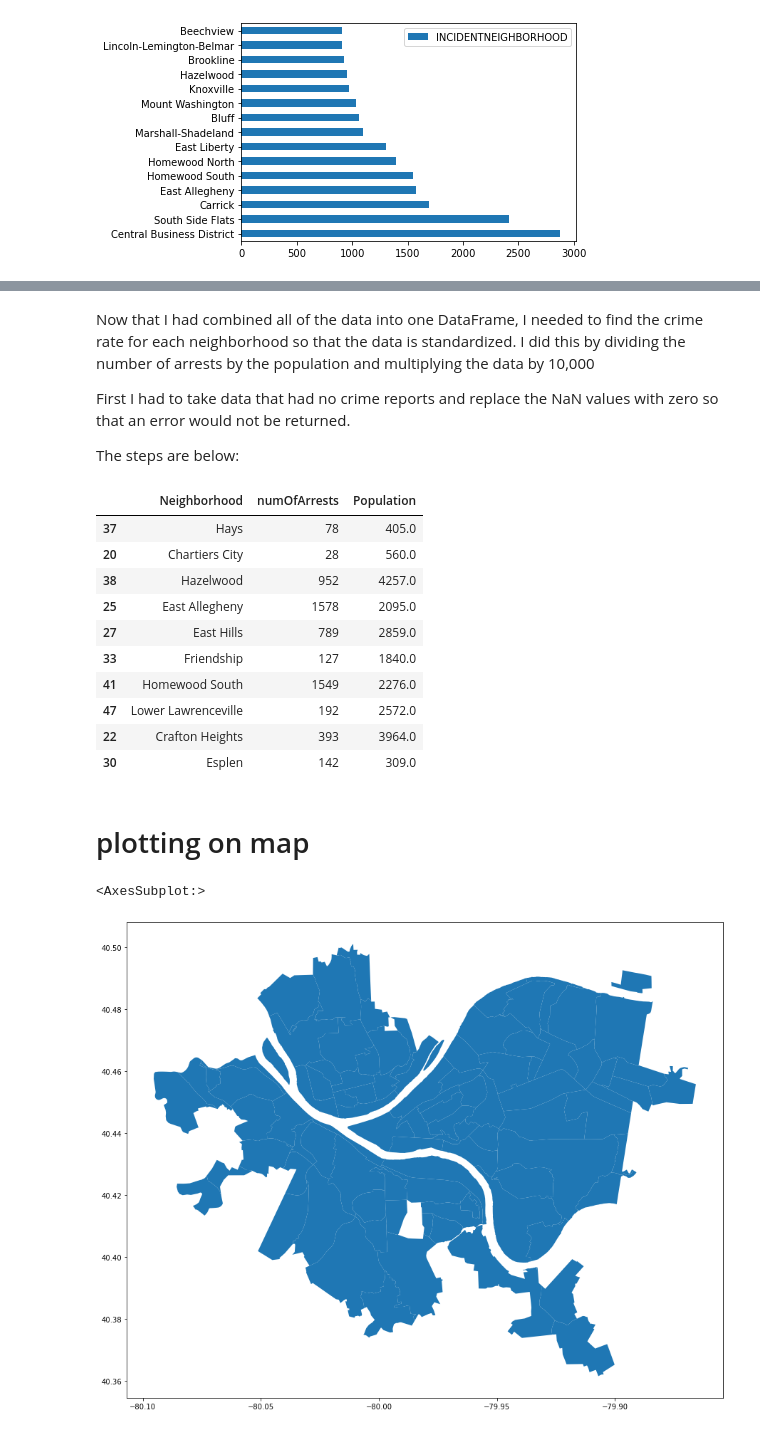
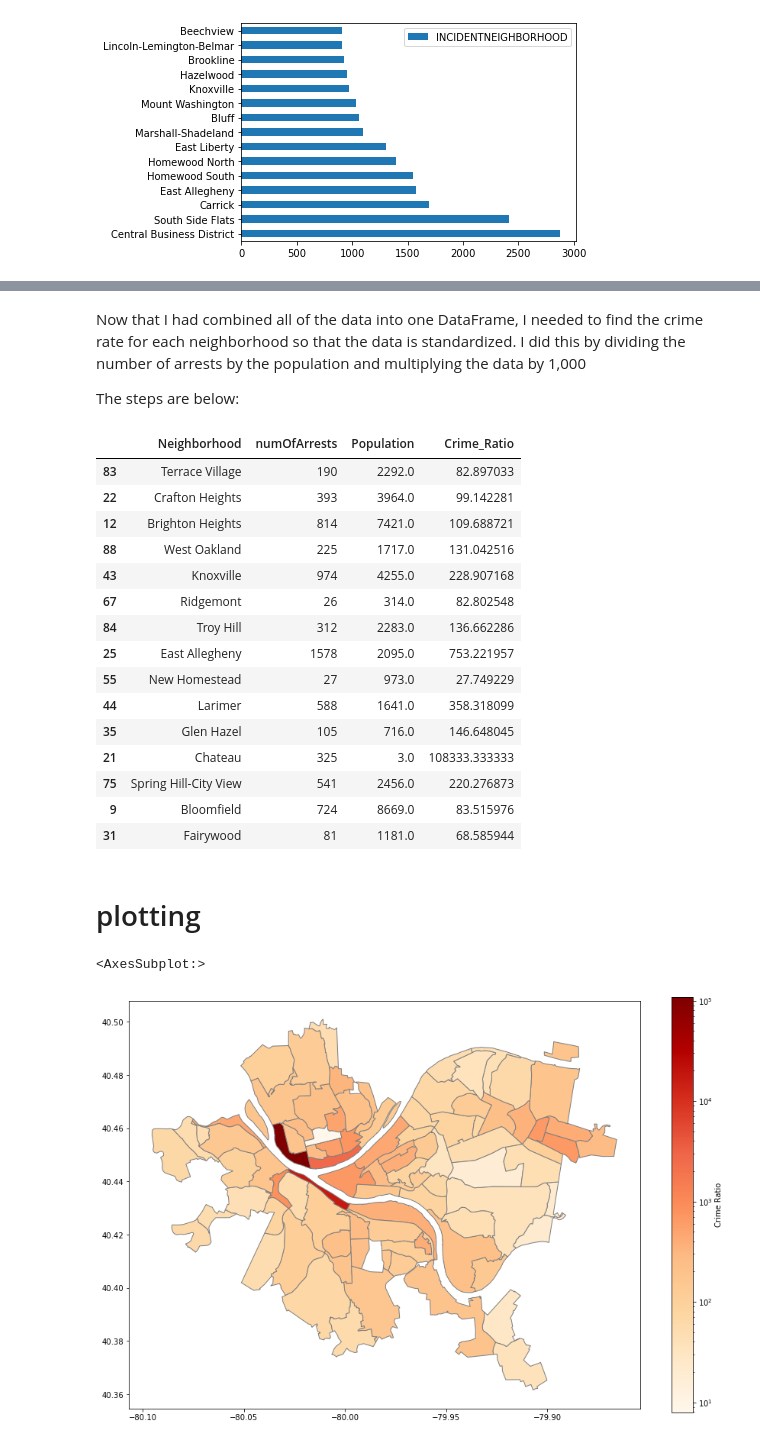
Before and after one commit to songxingyu1118/CMPINF10_Final_Project, a Jupyter notebook: Jonah's-Work.ipynb, the cells around one changed output, grey strips where cells are left out. Drawn from its saved outputs; the diff is of its cells as text; code cells hidden in the pictures.

Commit message:
log scale added to plot

```diff
--- a/Jonah's-Work.ipynb
+++ b/Jonah's-Work.ipynb
@@ -63,44 +64,63 @@ arrestAndPop.sample(91)
 91 rows × 3 columns
 # %% [markdown]
-Now that I had combined all of the data into one DataFrame, I needed to find the crime rate for each neighborhood so that the data is standardized. I did this by dividing the number of arrests by the population and multiplying the data by 10,000
-
-First I had to take data that had no crime reports and replace the NaN values with zero so that an error would not be returned.
+Now that I had combined all of the data into one DataFrame, I needed to find the crime rate for each neighborhood so that the data is standardized. I did this by dividing the number of arrests by the population and multiplying the data by 1,000
 
 The steps are below:
 # %%
-#fill all NaN values with 0
-arrestAndPop = arrestAndPop.fillna(0)
-arrestAndPop.sample(10)
+# fill all NaN values with 0
+# arrestAndPop = arrestAndPop.fillna(0)
+# arrestAndPop.sample(10)
 
-arrestAndPop["Crime_Ratio"] = arrestAndPop["numOfArrests"] * arrestAndPop["Population"]
+arrestAndPop["Crime_Ratio"] = arrestAndPop["numOfArrests"] / arrestAndPop["Population"]
 
-arrest
+arrestAndPop["Crime_Ratio"] = arrestAndPop["Crime_Ratio"] * 1000
+
+arrestAndPop.sample(15)
 # %% [output]
-|  | Neighborhood | numOfArrests | Population |
-| 37 | Hays | 78 | 405.0 |
-| 20 | Chartiers City | 28 | 560.0 |
-| 38 | Hazelwood | 952 | 4257.0 |
-| 25 | East Allegheny | 1578 | 2095.0 |
-| 27 | East Hills | 789 | 2859.0 |
-| 33 | Friendship | 127 | 1840.0 |
-| 41 | Homewood South | 1549 | 2276.0 |
-| 47 | Lower Lawrenceville | 192 | 2572.0 |
-| 22 | Crafton Heights | 393 | 3964.0 |
-| 30 | Esplen | 142 | 309.0 |
+|  | Neighborhood | numOfArrests | Population | Crime_Ratio |
+| 83 | Terrace Village | 190 | 2292.0 | 82.897033 |
+| 22 | Crafton Heights | 393 | 3964.0 | 99.142281 |
+| 12 | Brighton Heights | 814 | 7421.0 | 109.688721 |
+| 88 | West Oakland | 225 | 1717.0 | 131.042516 |
+| 43 | Knoxville | 974 | 4255.0 | 228.907168 |
+| 67 | Ridgemont | 26 | 314.0 | 82.802548 |
+| 84 | Troy Hill | 312 | 2283.0 | 136.662286 |
+| 25 | East Allegheny | 1578 | 2095.0 | 753.221957 |
+| 55 | New Homestead | 27 | 973.0 | 27.749229 |
+| 44 | Larimer | 588 | 1641.0 | 358.318099 |
+| 35 | Glen Hazel | 105 | 716.0 | 146.648045 |
+| 21 | Chateau | 325 | 3.0 | 108333.333333 |
+| 75 | Spring Hill-City View | 541 | 2456.0 | 220.276873 |
+| 9 | Bloomfield | 724 | 8669.0 | 83.515976 |
+| 31 | Fairywood | 81 | 1181.0 | 68.585944 |
 # %% [markdown]
-# plotting on map
+# plotting
 # %%
-#crs for longitude and latitude
+# crs for longitude and latitude
 crs = "EPSG:4326"
 
-#read in shape file for neighborhoods
+# read in shape file for neighborhoods
 neighborhoods = geopandas.read_file("Neighborhoods/Neighborhoods_.shp")
 
-#convert coordinate system to longitude and latitude
+# convert coordinate system to longitude and latitude
 neighborhoods = neighborhoods.to_crs(crs)
 
-#display map
-neighborhoods.plot(figsize = (15, 15))
+# merge the neighborhoods file for the map with crime rate data
+crime_map = neighborhoods.merge(arrestAndPop, how = "left", left_on = "hood",
+                                right_on = "Neighborhood")
+#shape file MISSING MOUNT OLIVER BOROUGH
+
+# display map with my parameters
+crime_map.plot(column="Crime_Ratio",
+               cmap = "OrRd",
+               edgecolor = "grey",
+               legend = True,
+               legend_kwds = {"label" : "Crime Ratio"},
+               figsize = (15, 10),
+               norm = matplotlib.colors.LogNorm(vmin=crime_map['Crime_Ratio'].min(), vmax=crime_map['Crime_Ratio'].max())
+              )
+
+# plot 2 maps, one with the two bad neighborhoods and one without
 # %% [output]
 <AxesSubplot:>
-[figure, old version]
+[figure, new version]
```
Also changed, not shown: parts of 3 cells of this notebook.
